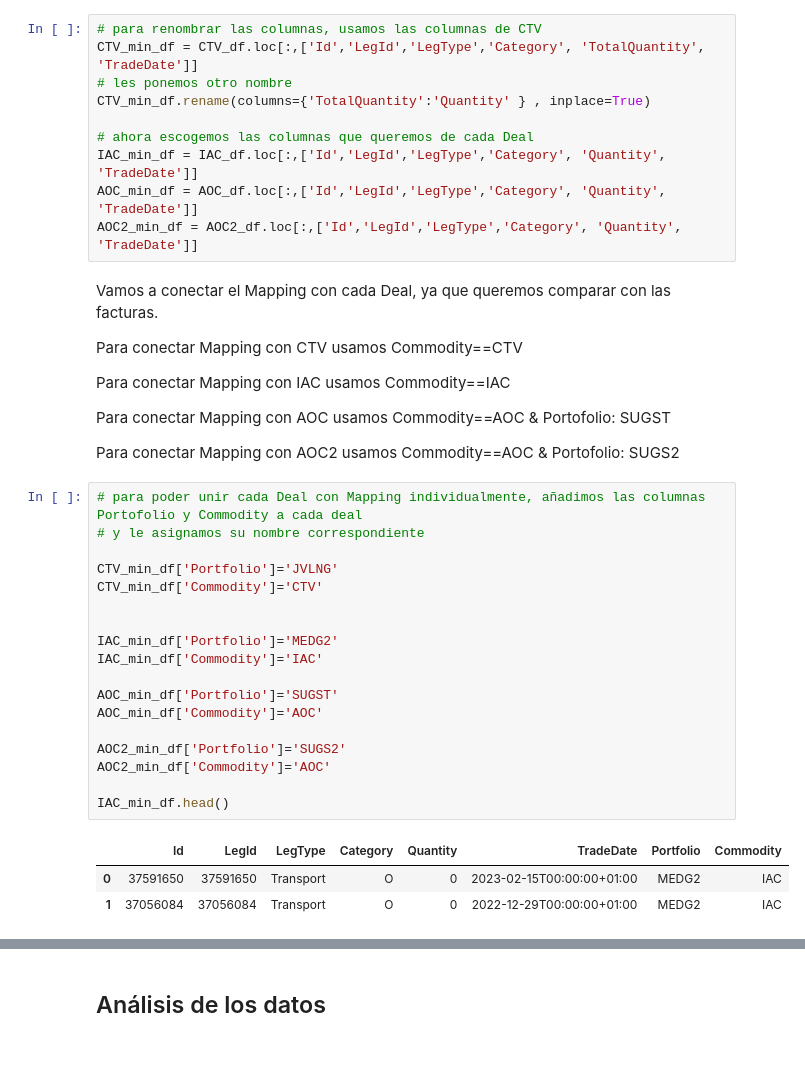
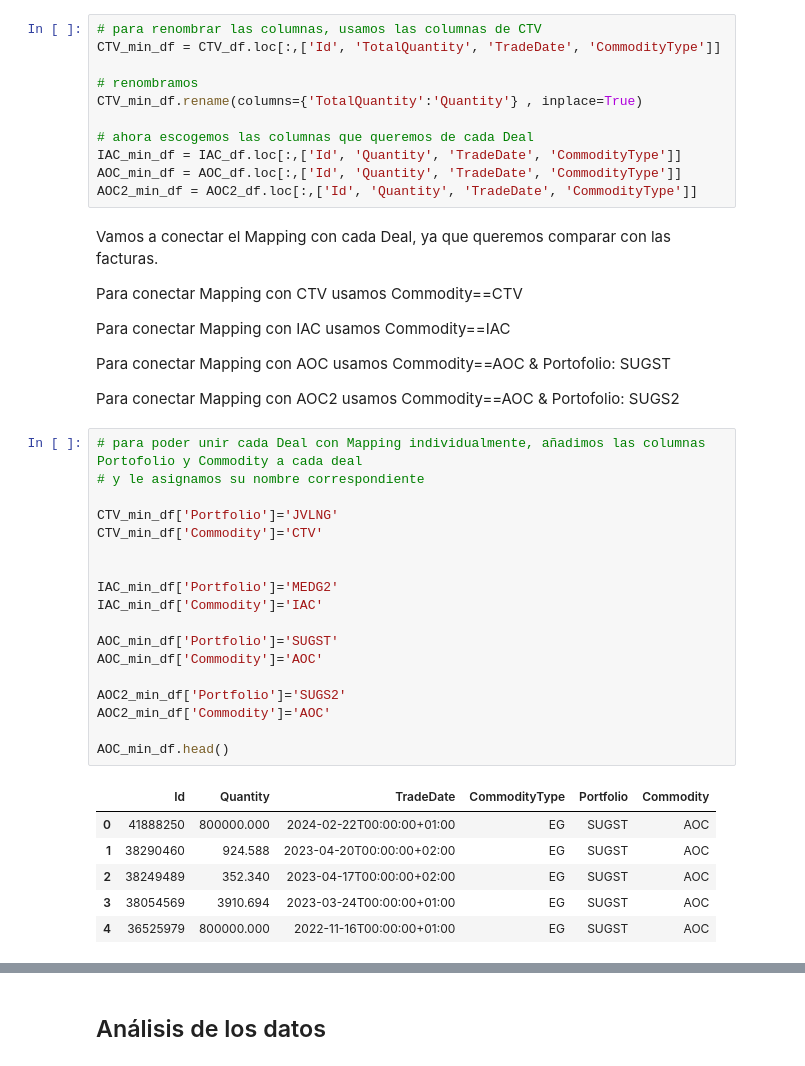
Before and after one commit to kikekzm/Data-Projects, a Jupyter notebook: ENGIE-Caso/Caso_Engie.ipynb, the cells around one changed output, grey strips where cells are left out. Drawn from its saved outputs; the diff is of its cells as text.

```diff
--- a/ENGIE-Caso/Caso_Engie.ipynb
+++ b/ENGIE-Caso/Caso_Engie.ipynb
@@ -125,13 +96,14 @@ Los Deals tienen columnas que no necesitamos para la conciliación. Necesitamos
 # %%
 # para renombrar las columnas, usamos las columnas de CTV
-CTV_min_df = CTV_df.loc[:,['Id','LegId','LegType','Category', 'TotalQuantity', 'TradeDate']]
-# les ponemos otro nombre
-CTV_min_df.rename(columns={'TotalQuantity':'Quantity' } , inplace=True)
+CTV_min_df = CTV_df.loc[:,['Id', 'TotalQuantity', 'TradeDate', 'CommodityType']]
+
+# renombramos
+CTV_min_df.rename(columns={'TotalQuantity':'Quantity'} , inplace=True)
 
 # ahora escogemos las columnas que queremos de cada Deal
-IAC_min_df = IAC_df.loc[:,['Id','LegId','LegType','Category', 'Quantity', 'TradeDate']]
-AOC_min_df = AOC_df.loc[:,['Id','LegId','LegType','Category', 'Quantity', 'TradeDate']]
-AOC2_min_df = AOC2_df.loc[:,['Id','LegId','LegType','Category', 'Quantity', 'TradeDate']]
+IAC_min_df = IAC_df.loc[:,['Id', 'Quantity', 'TradeDate', 'CommodityType']]
+AOC_min_df = AOC_df.loc[:,['Id', 'Quantity', 'TradeDate', 'CommodityType']]
+AOC2_min_df = AOC2_df.loc[:,['Id', 'Quantity', 'TradeDate', 'CommodityType']]
 # %% [markdown]
 Vamos a conectar el Mapping con cada Deal, ya que queremos comparar con las facturas.
 
@@ -145,22 +117,25 @@ Para conectar Mapping con AOC2 usamos Commodity==AOC & Portofolio: SUGS2
 # %%
 # para poder unir cada Deal con Mapping individualmente, añadimos las columnas Portofolio y Commodity a cada deal
 # y le asignamos su nombre correspondiente
 
 CTV_min_df['Portfolio']='JVLNG'
 CTV_min_df['Commodity']='CTV'
 
 
 IAC_min_df['Portfolio']='MEDG2'
 IAC_min_df['Commodity']='IAC'
 
 AOC_min_df['Portfolio']='SUGST'
 AOC_min_df['Commodity']='AOC'
 
 AOC2_min_df['Portfolio']='SUGS2'
 AOC2_min_df['Commodity']='AOC'
 
-IAC_min_df.head()
+AOC_min_df.head()
 # %% [output]
-|  | Id | LegId | LegType | Category | Quantity | TradeDate | Portfolio | Commodity |
-| 0 | 37591650 | 37591650 | Transport | O | 0 | 2023-02-15T00:00:00+01:00 | MEDG2 | IAC |
-| 1 | 37056084 | 37056084 | Transport | O | 0 | 2022-12-29T00:00:00+01:00 | MEDG2 | IAC |
+|  | Id | Quantity | TradeDate | CommodityType | Portfolio | Commodity |
+| 0 | 41888250 | 800000.000 | 2024-02-22T00:00:00+01:00 | EG | SUGST | AOC |
+| 1 | 38290460 | 924.588 | 2023-04-20T00:00:00+02:00 | EG | SUGST | AOC |
+| 2 | 38249489 | 352.340 | 2023-04-17T00:00:00+02:00 | EG | SUGST | AOC |
+| 3 | 38054569 | 3910.694 | 2023-03-24T00:00:00+01:00 | EG | SUGST | AOC |
+| 4 | 36525979 | 800000.000 | 2022-11-16T00:00:00+01:00 | EG | SUGST | AOC |
```
Also changed, not shown: parts of 19 cells of this notebook.
